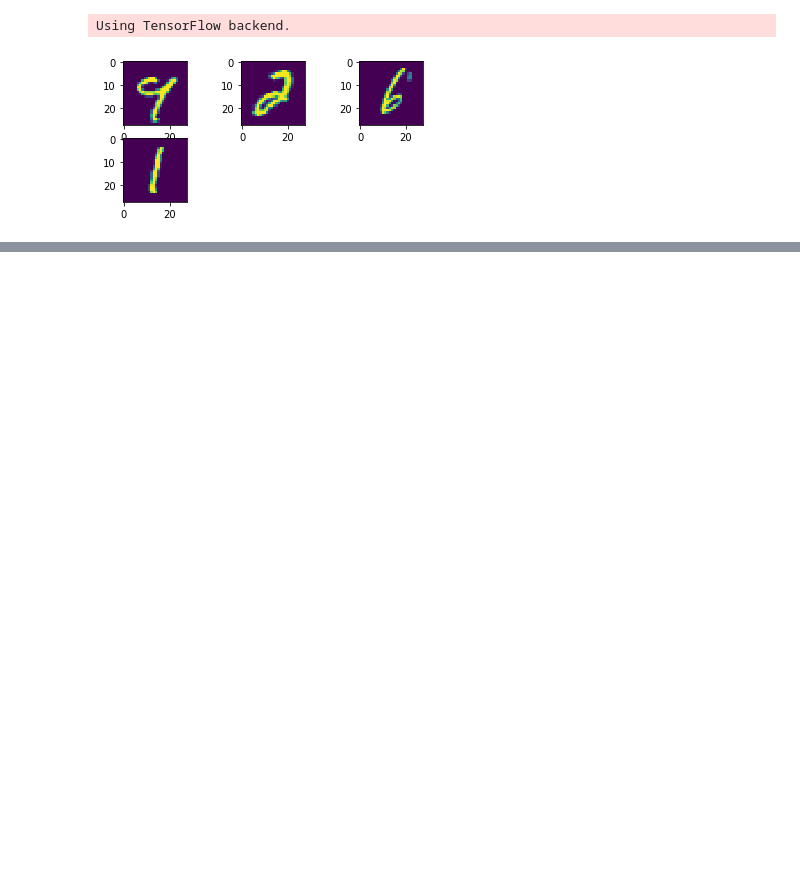
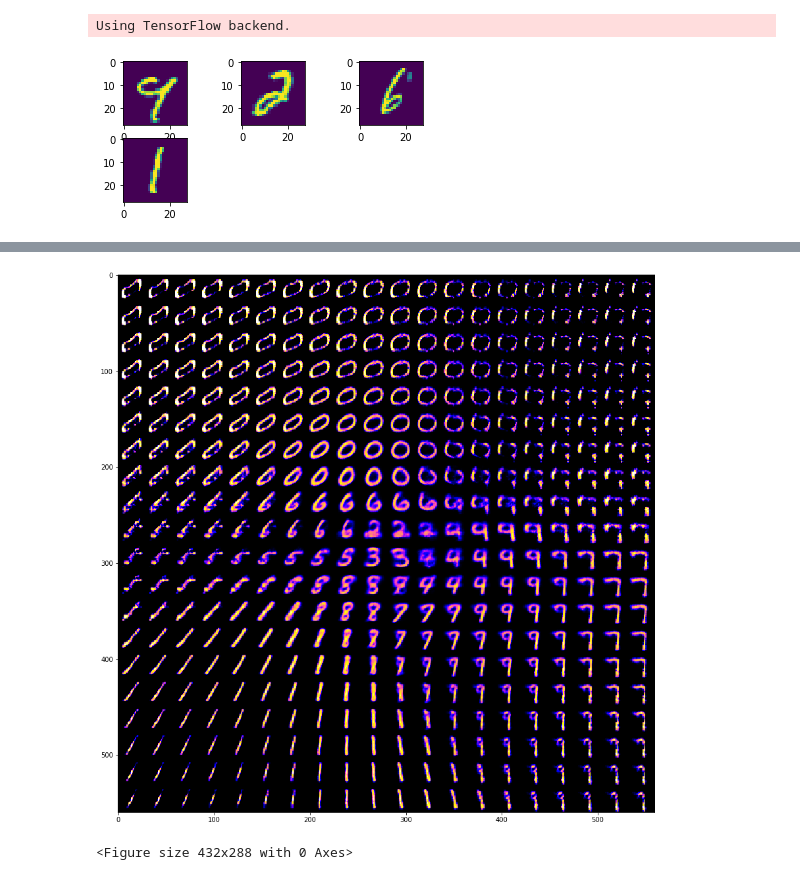
Before and after one commit to samantoz/dsc650, a Jupyter notebook: dsc650/assignments/assignment12/assignment12.ipynb, the cells around one changed output, grey strips where cells are left out. Saved outputs shown, nothing was run; the diff lists cells and outputs as text; code cells hidden in the pictures; blank space fills up the shorter version.

```diff
--- a/dsc650/assignments/assignment12/assignment12.ipynb
+++ b/dsc650/assignments/assignment12/assignment12.ipynb
@@ -61,0 +253,43 @@ x = Dense(32, activation='relu')(x)
+# %%
+#Let us automate this process by generating multiple images and plotting
+#Use decoder to generate images by tweaking latent variables from the latent space
+#Create a grid of defined size with zeros.
+#Take sample from some defined linear space. In this example range [-4, 4]
+#Feed it to the decoder and update zeros in the figure with output.
+import os
+from pathlib import Path
+
+n = 20  # generate 15x15 digits
+figure = np.zeros((img_width * n, img_height * n, num_channels))
+#Create a Grid of latent variables, to be provided as inputs to decoder.predict
+#Creating vectors within range -5 to 5 as that seems to be the range in latent space
+grid_x = np.linspace(-5, 5, n)
+grid_y = np.linspace(-5, 5, n)[::-1]
+
+# decoder for each square in the grid
+for i, yi in enumerate(grid_y):
+    for j, xi in enumerate(grid_x):
+        z_sample = np.array([[xi, yi]])
+        x_decoded = decoder.predict(z_sample)
+        digit = x_decoded[0].reshape(img_width, img_height, num_channels)
+        figure[i * img_width: (i + 1) * img_width,
+               j * img_height: (j + 1) * img_height] = digit
+
+plt.figure(figsize=(15, 15))
+#Reshape for visualization
+fig_shape = np.shape(figure)
+figure = figure.reshape((fig_shape[0], fig_shape[1]))
+
+plt.imshow(figure, cmap='gnuplot2')
+plt.show()
+
+current_dir = Path(os.getcwd()).absolute()
+results_dir = current_dir.joinpath('results')
+results_dir.mkdir(parents=True, exist_ok=True)
+vae_dir =results_dir.joinpath('vae')
+vae_dir.mkdir(parents=True, exist_ok=True)
+
+plt.savefig(f'{vae_dir}\\result.png')
+# %% [output]
+[figure, added]
+<Figure size 432x288 with 0 Axes>
```
Also changed, not shown: parts of 10 cells of this notebook, 1 other file.
